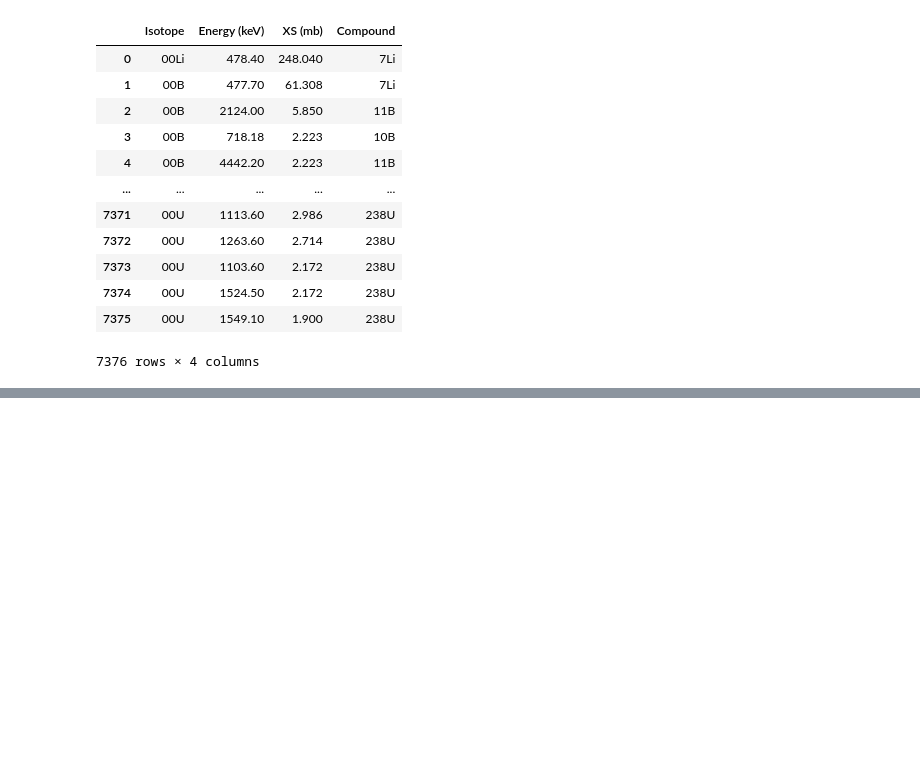
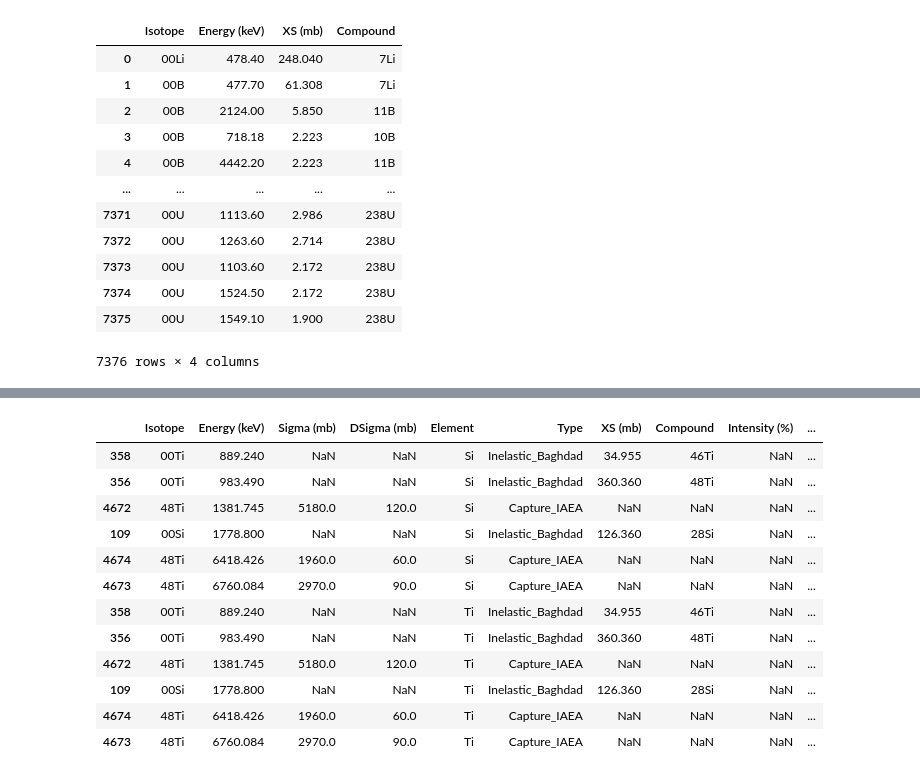
Before and after one commit to sdhoundiyal/Ml4Sci_GRS_abundance_estimation, a Jupyter notebook: Notebooks/Unmixing/readingNASAGammaData/GenerateAllElementalLinesDataset.ipynb, the cells around one changed output, grey strips where cells are left out. Saved outputs shown, nothing was run; the diff lists cells and outputs as text; code cells hidden in the pictures; blank space fills up the shorter version.

```diff
--- a/Notebooks/Unmixing/readingNASAGammaData/GenerateAllElementalLinesDataset.ipynb
+++ b/Notebooks/Unmixing/readingNASAGammaData/GenerateAllElementalLinesDataset.ipynb
@@ -176,0 +209,22 @@ naturalRadiationDataframe
+# %%
+#create a temporary variable to be used to create the dataframe containing only the sampled lines
+temp=[]
+#iterate through the elements of interest
+for currentElement in elementsOfInterest:
+    #get the rows corresponding to the current element
+    currentElementFrame=naturalRadiationDataframe[naturalRadiationDataframe['Info'].str.endswith(tuple(currentElement))]
+    #sort the dataframe in increasing order of cross-section
+    currentElementBFrame=currentElementFrame.sort_values('Intensity (%)')
+    #remove any values less than a certain Sigma threshold
+    currentElementFrame=currentElementFrame[currentElementFrame['Intensity (%)']>=0]
+    #sample the last few rows (number specified in the beginning)
+    currentElementFrame=currentElementFrame.iloc[-1*noOfLinesPerElementPerDataset:,:]
+    #add a column with the name of the current element
+    currentElementFrame['Element']=currentElement
+    #save the extracted rows
+    if currentElement=='Al':
+        temp=currentElementFrame
+    else:
+        temp=pd.concat([temp,currentElementFrame])
+#save temp as the Bagddad dataframe
+naturalRadiationDataframe=temp
@@ -256,0 +310,10 @@ plt.vlines(x=allLinesDataset['Energy (keV)'],ymin=0,ymax=1)
+# %%
+#show the concattenated dataset after sorting in increasing order of energy
+allLinesDataset=allLinesDataset.sort_values(['Element',
+                                             'Energy (keV)'
+                                            ],
+                                            ascending=[True,
+                                                       True
+                                                      ]
+                                           )
+allLinesDataset
@@ -256,0 +340,16 @@ plt.vlines(x=allLinesDataset['Energy (keV)'],ymin=0,ymax=1)
+# %%
+allLinesDataset[allLinesDataset['Isotope'].str.endswith(tuple('Si'))]
+# %% [output]
+|  | Isotope | Energy (keV) | Sigma (mb) | DSigma (mb) | Element | Type | XS (mb) | Compound | Intensity (%) | ... |
+| 358 | 00Ti | 889.240 | NaN | NaN | Si | Inelastic_Baghdad | 34.955 | 46Ti | NaN | ... |
+| 356 | 00Ti | 983.490 | NaN | NaN | Si | Inelastic_Baghdad | 360.360 | 48Ti | NaN | ... |
+| 4672 | 48Ti | 1381.745 | 5180.0 | 120.0 | Si | Capture_IAEA | NaN | NaN | NaN | ... |
+| 109 | 00Si | 1778.800 | NaN | NaN | Si | Inelastic_Baghdad | 126.360 | 28Si | NaN | ... |
+| 4674 | 48Ti | 6418.426 | 1960.0 | 60.0 | Si | Capture_IAEA | NaN | NaN | NaN | ... |
+| 4673 | 48Ti | 6760.084 | 2970.0 | 90.0 | Si | Capture_IAEA | NaN | NaN | NaN | ... |
+| 358 | 00Ti | 889.240 | NaN | NaN | Ti | Inelastic_Baghdad | 34.955 | 46Ti | NaN | ... |
+| 356 | 00Ti | 983.490 | NaN | NaN | Ti | Inelastic_Baghdad | 360.360 | 48Ti | NaN | ... |
+| 4672 | 48Ti | 1381.745 | 5180.0 | 120.0 | Ti | Capture_IAEA | NaN | NaN | NaN | ... |
+| 109 | 00Si | 1778.800 | NaN | NaN | Ti | Inelastic_Baghdad | 126.360 | 28Si | NaN | ... |
+| 4674 | 48Ti | 6418.426 | 1960.0 | 60.0 | Ti | Capture_IAEA | NaN | NaN | NaN | ... |
+| 4673 | 48Ti | 6760.084 | 2970.0 | 90.0 | Ti | Capture_IAEA | NaN | NaN | NaN | ... |
```
Also changed, not shown: parts of 33 cells of this notebook, 4 other files.
